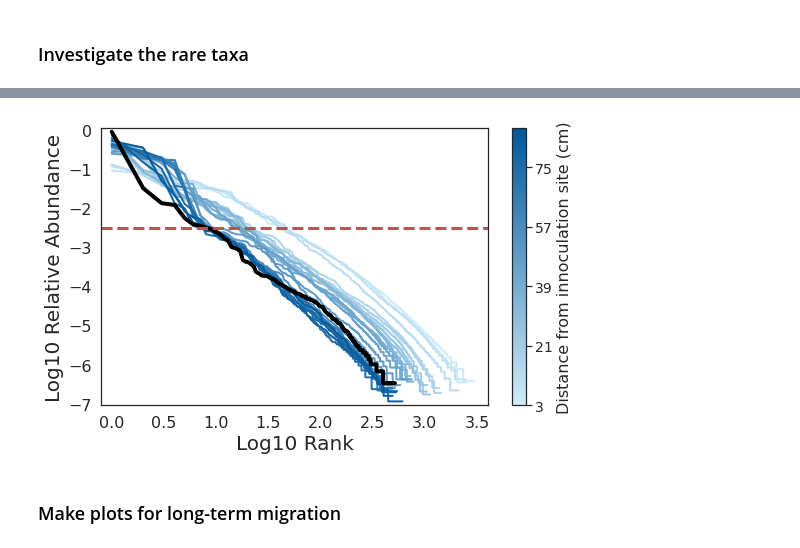
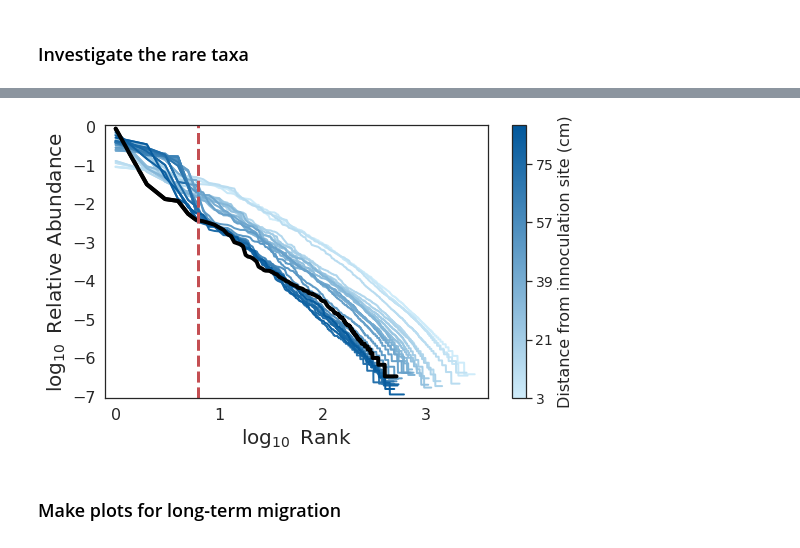
Before and after one commit to susiegriggo/Comigration_TubeExperiment_Analysis, a Jupyter notebook: code/curves_rank_abundance.ipynb, the cells around one changed output, grey strips where cells are left out. Drawn from its saved outputs; the diff is of its cells as text; code cells hidden in the pictures.

```diff
--- a/code/curves_rank_abundance.ipynb
+++ b/code/curves_rank_abundance.ipynb
@@ -47,12 +60,22 @@ residual_species_rarefaction = pd.DataFrame({'sample': bracken_species_samples,
 residual_species_rarefaction['order'] = [order_dict.get(g) for g in residual_species_rarefaction['sample']]
 residual_species_rarefaction = residual_species_rarefaction.sort_values('order')
 # %%
+# Increase figure width
+plt.figure(figsize=(10, 5))  # (width, height) in inches
+
 # plot species data
 plot_df = residual_species_rarefaction
-sns.set(style="white", font_scale=1.0)
+sns.set(style="white", font_scale=1.2)
 
-ax = sns.lineplot(data = plot_df,  y='count', x = 'portion', hue = 'sample')
-sns.move_legend(ax, "upper left", bbox_to_anchor=(1, 1), ncol=2)
-plt.xlabel('Confidence Filter ')
+ax = sns.lineplot(data=plot_df, y='count', x='portion', hue='sample')
+
+plt.xlabel('Confidence Filter')
 plt.ylabel('Number of Species Identified')
+
+# Move legend to the side in two columns
+ax.legend(bbox_to_anchor=(1.05, 1), loc='upper left', borderaxespad=0, ncol=2)
+
+plt.tight_layout()
+plt.savefig('../figures/residual_community_species_confidence_filter.png', dpi=300, bbox_inches='tight')
+plt.show()
 # %% [output]
@@ -267,6 +381,7 @@ for idx, f in enumerate(samples):
 
     sns.scatterplot(data=this_sample, x='rank_log', y=f + '_log', linewidth=0, alpha=0.6, ax=ax)
     ax.axhline(y=-2.5, color='r', linestyle='--')  # Adding dashed line at y=-2.5
+    ax.axvline(x=0.86, color='r', linestyle='--') # Corresponds to a rank of 7
 
     ax.set_xlabel('Log10 Rank')
     ax.set_ylabel('Log10 Relative Abundance')
@@ -274,6 +389,7 @@ for idx, f in enumerate(samples):
 
     num_rare = len(this_sample[this_sample[f + '_log'] < -2.5])
     print(f + ': number of rare taxa: ' + str(num_rare))
+    print('Rank when moving to rare: ' + str(this_sample[this_sample[this_sample.columns[-1]] <-2.5].iloc[0]['rank']))
     num_rare_taxa.append(num_rare)
 
 # Hide any unused subplots
@@ -340,41 +456,80 @@ for idx, f in enumerate(samples):
     # Plot line
     sns.lineplot(data=this_sample, x='rank_log', y=f + '_log', ax=ax, color=color, linewidth=linewidth, label=label, legend=False)
 
+for idx, f in enumerate(samples):
+    this_sample = bracken_species_table_abund[[f]]
+    this_sample = this_sample[this_sample[f] != 0].sort_values(f, ascending=False)
+    this_sample['rank'] = [i + 1 for i in range(len(this_sample))]
+    this_sample['rank_log'] = np.log10(this_sample['rank'])
+    this_sample[f + '_log'] = np.log10(this_sample[f])
+
+    # Filter to only points before hitting x or y thresholds
+    x_cutoff = 0.8
+    y_cutoff = -2.5
+
+    # Apply both conditions
+    valid_data = this_sample[
+        (this_sample['rank_log'] <= x_cutoff) &
+        (this_sample[f + '_log'] >= y_cutoff)
+    ]
+
+    # At least 2 points needed to draw a line
+    if len(valid_data) >= 2:
+        x_vals = valid_data['rank_log'].values
+        y_vals = valid_data[f + '_log'].values
+
+        # Color and style
+        if idx == len(samples) - 1:
+            color = 'black'
+            linewidth = 4
+            label = f
+        else:
+            color = cmap(norm(idx))
+            linewidth = 2
+            label = f
+
+        # Plot manually for more control
+        ax.plot(x_vals, y_vals, color=color, linewidth=linewidth, label=label)
+
+
 # Set labels and limits
-ax.axhline(y=-2.5, color='r', linestyle='--', linewidth=3)
+#ax.axhline(y=-2.5, color='r', linestyle='--', linewidth=3)
+ax.axvline(x=0.8, color='r', linestyle='--', linewidth=3) # Corresponds to a rank of 7
 ax.set_xlim((-0.1, 3.6))
 ax.set_ylim((bracken_species_table_abund.apply(lambda x: np.log10(x[x != 0].min())).min() - 0.1,
              bracken_species_table_abund.apply(lambda x: np.log10(x.max())).max() + 0.1))
-ax.set_xlabel('Log10 Rank', fontsize=20)
-ax.set_ylabel('Log10 Relative Abundance', fontsize=20)
+#ax.set_xlabel('Log10 Rank', fontsize=20)
+#ax.set_ylabel('Log10 Relative Abundance', fontsize=20)
+plt.ylabel(r"$\log_{10}$ Relative Abundance", fontsize=20)
+plt.xlabel(r"$\log_{10}$ Rank", fontsize=20)
 
 # Increase the size of x and y ticks
 ax.tick_params(axis='x', labelsize=16)
 ax.tick_params(axis='y', labelsize=16)
 
 # Create a colorbar as a gradient key
 sm = plt.cm.ScalarMappable(cmap=cmap, norm=norm)
 sm.set_array([])
 cbar = fig.colorbar(sm, ax=ax, orientation="vertical")
 
 # Generate rounded tick values
 rounded_ticks = np.arange(0, len(samples) + 1, step=round(len(samples) / 5))  # Adjust the step for spacing
 transformed_ticks = 3 * (rounded_ticks + 1)
 
 # Set the ticks and labels to be more rounded numbers
 cbar.set_ticks(rounded_ticks)
 cbar.set_ticklabels([f'{int(tick)}' for tick in transformed_ticks])
 
 cbar.set_label('Distance from innoculation site (cm)', fontsize=16)
 cbar.ax.tick_params(labelsize=14)
 
 # Adjust layout to prevent white space
 plt.subplots_adjust(right=0.75)  # Adjust the right margin to fit the colorbar
 plt.tight_layout()
 plt.savefig('../figures/residual_community_rank_abundance.png', dpi=300)
 plt.show()
 # %% [output]
-[figure, old version]
+[figure, new version]
 # %% [markdown]
 ### Make plots for long-term migration
 # %%
```
Also changed, not shown: parts of 26 cells of this notebook, 6 other files.
